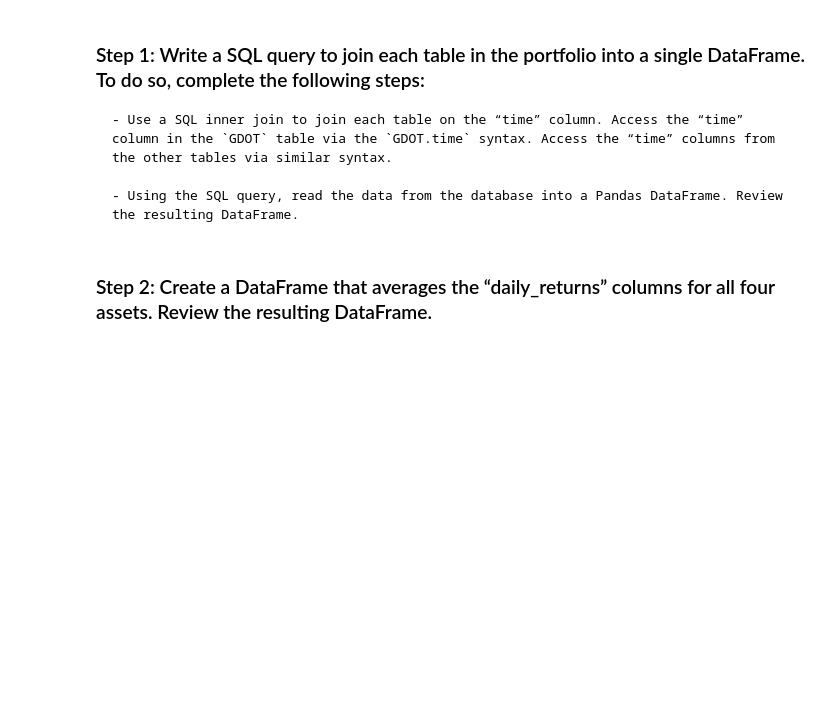
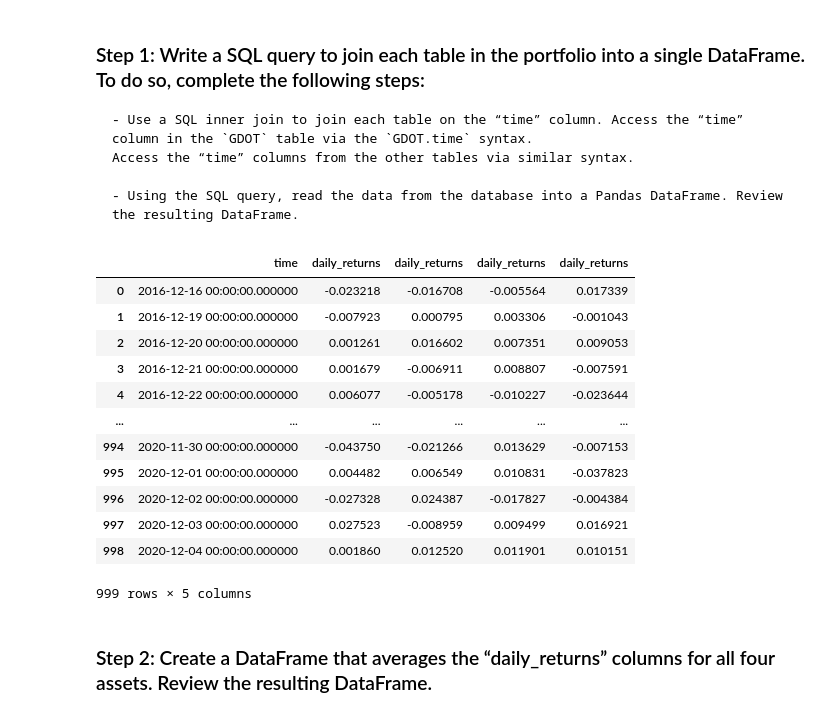
Before and after one commit to billybishop21/etf_analyzer, a Jupyter notebook: etf_analyzer.ipynb, the cells around one changed output. Drawn from its saved outputs; the diff is of its cells as text; code cells hidden in the pictures; blank space fills up the shorter version.

Commit message:
commit portfolio analysis

```diff
--- a/etf_analyzer.ipynb
+++ b/etf_analyzer.ipynb
@@ -358,14 +397,39 @@ Complete the following steps:
 
     - Using the SQL query, read the data from the database into a Pandas DataFrame. Review the resulting DataFrame.
 # %%
-# Wreate a SQL query to join each table in the portfolio into a single DataFrame
+# Write a SQL query to join each table in the portfolio into a single DataFrame
 # Use the time column from each table as the basis for the join
-query = # YOUR CODE HERE
+query = """
+SELECT
+    GDOT.time,
+    GDOT.daily_returns,
+    GS.daily_returns,
+    PYPL.daily_returns,
+    SQ.daily_returns
+FROM GDOT
+INNER JOIN GS ON GDOT.time = GS.time
+INNER JOIN PYPL ON GDOT.time = PYPL.time
+LEFT JOIN SQ ON GDOT.time = SQ.time
+"""
 
 # Using the query, read the data from the database into a Pandas DataFrame
-etf_portfolio = # YOUR CODE HERE
+etf_portfolio = pd.read_sql_query(query, engine)
 
 # Review the resulting DataFrame
-# YOUR CODE HERE
+etf_portfolio
+# %% [output]
+|  | time | daily_returns | daily_returns | daily_returns | daily_returns |
+| 0 | 2016-12-16 00:00:00.000000 | -0.023218 | -0.016708 | -0.005564 | 0.017339 |
+| 1 | 2016-12-19 00:00:00.000000 | -0.007923 | 0.000795 | 0.003306 | -0.001043 |
+| 2 | 2016-12-20 00:00:00.000000 | 0.001261 | 0.016602 | 0.007351 | 0.009053 |
+| 3 | 2016-12-21 00:00:00.000000 | 0.001679 | -0.006911 | 0.008807 | -0.007591 |
+| 4 | 2016-12-22 00:00:00.000000 | 0.006077 | -0.005178 | -0.010227 | -0.023644 |
+| ... | ... | ... | ... | ... | ... |
+| 994 | 2020-11-30 00:00:00.000000 | -0.043750 | -0.021266 | 0.013629 | -0.007153 |
+| 995 | 2020-12-01 00:00:00.000000 | 0.004482 | 0.006549 | 0.010831 | -0.037823 |
+| 996 | 2020-12-02 00:00:00.000000 | -0.027328 | 0.024387 | -0.017827 | -0.004384 |
+| 997 | 2020-12-03 00:00:00.000000 | 0.027523 | -0.008959 | 0.009499 | 0.016921 |
+| 998 | 2020-12-04 00:00:00.000000 | 0.001860 | 0.012520 | 0.011901 | 0.010151 |
+999 rows × 5 columns
 # %% [markdown]
 ### Step 2: Create a DataFrame that averages the “daily_returns” columns for all four assets. Review the resulting DataFrame.
```
Also changed, not shown: parts of 8 cells of this notebook.
